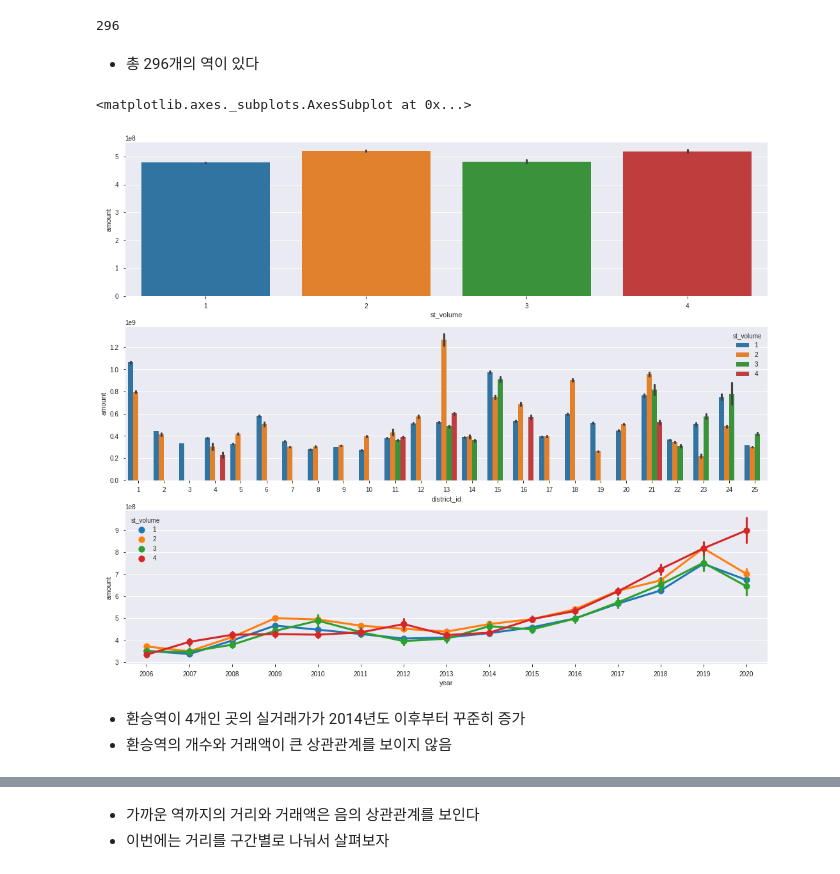
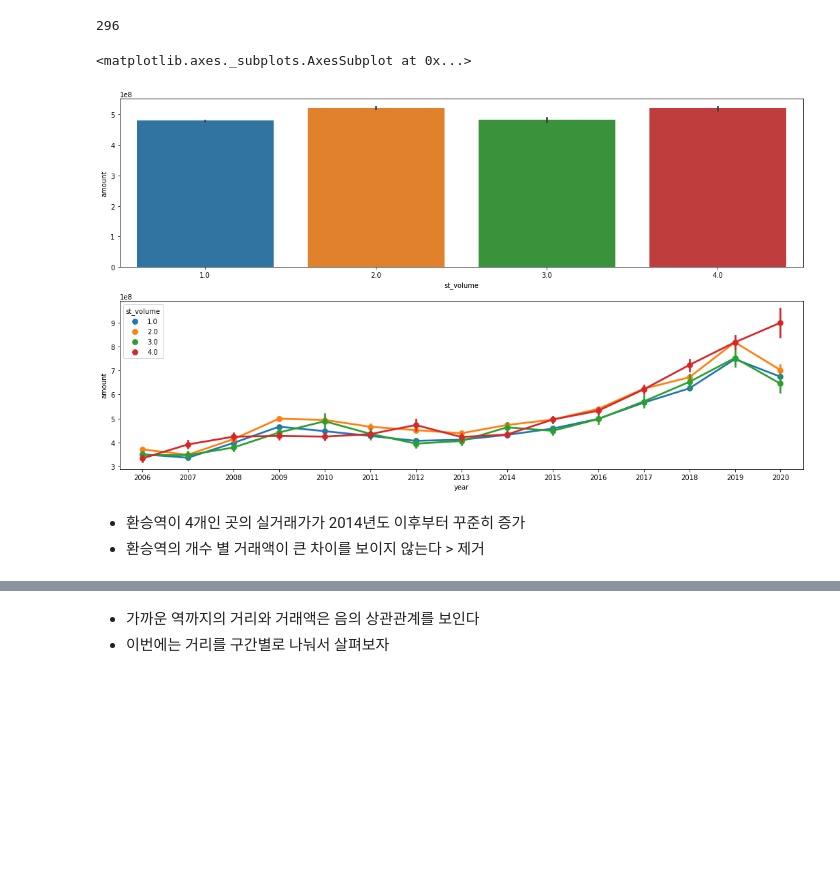
Before and after one commit to whoareyouwhoami/ProjectCasa, a Jupyter notebook: EDA/EDA_version1.ipynb, the cells around one changed output, grey strips where cells are left out. Cells and saved outputs as stored; diff of their text form; code cells hidden in the pictures; blank space fills up the shorter version.

```diff
--- a/EDA/EDA_version1.ipynb
+++ b/EDA/EDA_version1.ipynb
@@ -36,6 +28,8 @@ df = (price.merge(apartment, how='left', on='apartment_id').
+# %%
+clustered = pd.read_pickle('clustered_apartment.pkl')
+price = call_df('crawling_db.price_table').drop(columns='price_id')
+# %%
+df = pd.merge(price,clustered,how='left',on='apartment_id')
 # %%
 import re
 df['area'] = df['area'].apply(lambda x: int(re.split('\D',x)[0]))
-# %%
-df = df.drop(['school_addr_district','period','amount_original'],axis=1)
-df['school_students'] = pd.to_numeric(df['school_students'])
@@ -285 +257,3 @@ df[df['apartment_parking']>=5][['apartment_name','apartment_parking']].drop_dupl
+# %%
+df['apartment_parking_floor'] = df['apartment_parking'].apply(np.floor)
 # %%
@@ -354,21 +314,18 @@ df = df.drop(df[df.apartment_build_year==1930].index) #1930년에 지어진 아
 df['st_name'].nunique()
 # %% [output]
 296
-# %% [markdown]
-- 총 296개의 역이 있다
 # %%
-figure,(ax1,ax2,ax3) = plt.subplots(nrows=3,ncols=1)
-figure.set_size_inches(18,15)
+figure,(ax1,ax2) = plt.subplots(nrows=2,ncols=1)
+figure.set_size_inches(18,10)
 
 sns.barplot(data=df,y='amount',x='st_volume',ax=ax1)
-sns.barplot(data=df,y='amount',x='district_id',hue='st_volume',ax=ax2)
-sns.pointplot(data=df,y='amount',x='year',hue='st_volume',ax=ax3)
+sns.pointplot(data=df,y='amount',x='year',hue='st_volume',ax=ax2)
 # %% [output]
 <matplotlib.axes._subplots.AxesSubplot at 0x...>
-[figure, old version]
+[figure, new version]
 # %% [markdown]
 - 환승역이 4개인 곳의 실거래가가 2014년도 이후부터 꾸준히 증가
-- 환승역의 개수와 거래액이 큰 상관관계를 보이지 않음
+- 환승역의 개수 별 거래액이 큰 차이를 보이지 않는다 > 제거
 # %%
 #지하철역과의 거리
 a = df.groupby('st_dist').mean()['amount']
```
Also changed, not shown: parts of 50 cells of this notebook, 1 other file.
